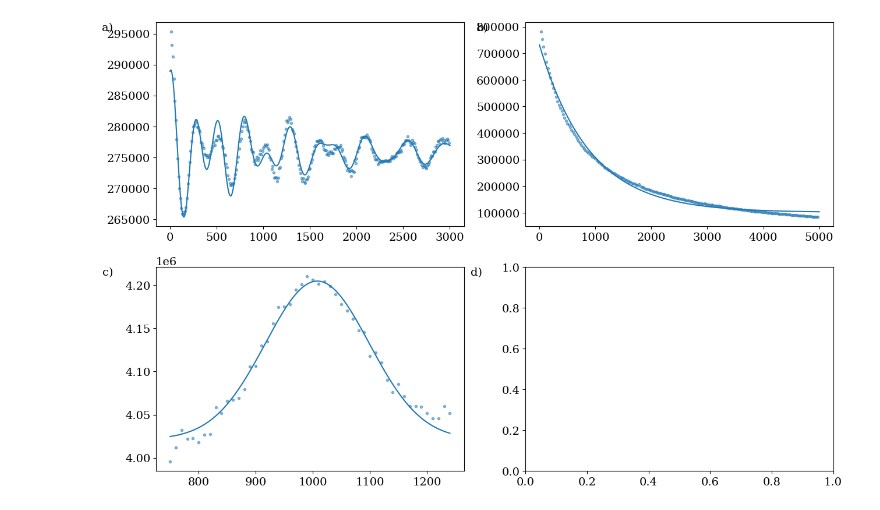
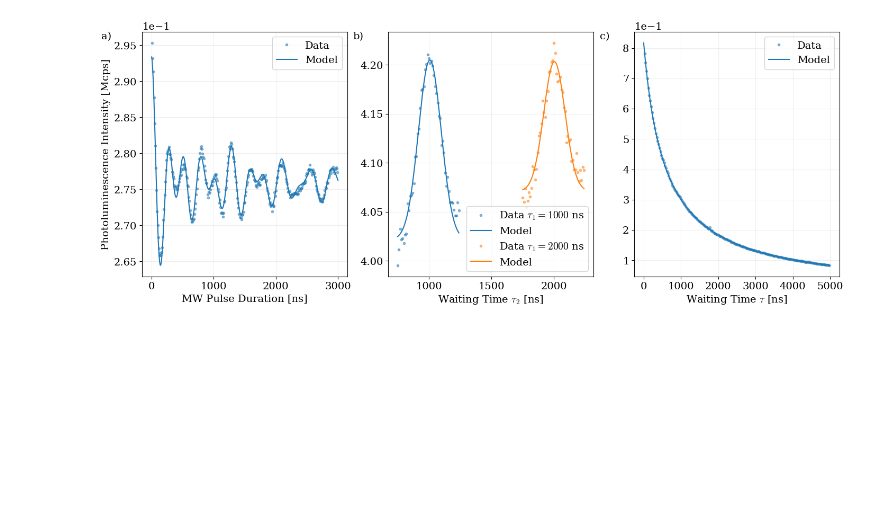
Before and after one commit to peakflyer/fprtum, a Jupyter notebook: NVCenter/eval.ipynb, the cells around one changed output. Cells and saved outputs as stored; diff of their text form; code cells hidden in the pictures; blank space fills up the shorter version.

```diff
--- a/NVCenter/eval.ipynb
+++ b/NVCenter/eval.ipynb
@@ -11,44 +11,84 @@ plt.rcParams.update({
 def gauss(x, A, B, C, x_0):
     return A * np.exp(-B * (x-x_0) ** 2) + C
 
+def two_gauss(x, A1, A2, B1, B2, C1, C2, x_1, x_2):
+    return A1 * np.exp(-B1 * (x-x_1) ** 2) + C1 + A2 * np.exp(-B2 * (x-x_2) ** 2) + C2
+
 def linear_model(x,a,b):
     return a * x + b
 
-def two_rabi(x, A0, A1, b0, b1, c0, c1, d0, d1, x_0, x_1):
-    return A0*np.sin(b0*(x-x_0))*np.exp(-c0*(x)) + d0 + A1*np.sin(b1*(x-x_1))*np.exp(-c1*(x)) + d1
+def two_rabi(x, A0, A1, A2, b0, b1, b2, c0, c1, c2, d0, d1, d2, x_0, x_1, x_2):
+    return A0*np.sin(b0*(x-x_0))*np.exp(-c0*(x-x_0)) + d0 + A1*np.sin(b1*(x-x_1))*np.exp(-c1*(x-x_1)) + d1 + A2*np.sin(b2*(x-x_2))*np.exp(-c2*(x-x_2)) + d2
 
-def exp_decay(x, A, b, c, x0):
-    return A*np.exp(-b*(x-x0)) + c
+def exp_decay(x, A0, A1, A2, b0, b1, b2, c0, c1, c2, x0, x1, x2):
+    return A0*np.exp(-b0*(x-x0)) + c0 + A1*np.exp(-b1*(x-x1)) + c1 + A2*np.exp(-b2*(x-x2)) + c2
+
+def lorentzian(x, A, x_0):
+    return A / np.pi / ((x-x_0) ** 2 + A ** 2)
+
+def inverse_loretzian(x, A, B, C, x_0):
+    return B*(1 - lorentzian(x, A, x_0)) + C
+
+def inverse_multi_loretzian(x, A0, A1, A2, B, C, x_0, x_1, x_2):
+    return B*(1 - lorentzian(x, A0, x_0) - lorentzian(x, A1, x_1) - lorentzian(x, A2, x_2)) + C
 # %%
-plt.rcParams["figure.figsize"] = (15,10)
+plt.rcParams["figure.figsize"] = (17,6)
 plt.rcParams["mathtext.fontset"] = "cm"
 
-fig, axes = plt.subplots(nrows=2, ncols=2)
-ax1, ax2, ax3, ax4= axes.flatten()
+fig, axes = plt.subplots(nrows=1, ncols=3)
+ax1, ax2, ax3= axes.flatten()
 
-ax1.text(-0.14, 1, "a)", transform=ax1.transAxes,fontsize=14, va='top', ha='right')
+ax1.text(-0.15, 1, "a)", transform=ax1.transAxes,fontsize=14, va='top', ha='right')
 ax2.text(-0.12, 1, "b)", transform=ax2.transAxes,fontsize=14, va='top', ha='right')
-ax3.text(-0.14, 1, "c)", transform=ax3.transAxes,fontsize=14, va='top', ha='right')
-ax4.text(-0.14, 1, "d)", transform=ax4.transAxes,fontsize=14, va='top', ha='right')
+ax3.text(-0.12, 1, "c)", transform=ax3.transAxes,fontsize=14, va='top', ha='right')
 
 time_rabi, counts_rabi = np.loadtxt("data/rabi/FoPra-Rabi-1-data.csv", unpack=True)
 
-popt, pcov = curve_fit(two_rabi, time_rabi[1:], counts_rabi[1:], p0=[10000, 14000, 1/20, 1/45, 1/1250, 1/1300, 140000, 140000, -30, 20], absolute_sigma=True)
+popt, pcov = curve_fit(two_rabi, time_rabi[1:], counts_rabi[1:]*1e-6, p0=[10000*1e-6, 14000*1e-6, 14000*1e-6, 1/20, 1/45, 1/45, 1/1250, 1/1300, 1/1300, 90000*1e-6, 90000*1e-6, 90000*1e-6, -30, 20, 20], absolute_sigma=True)
 x_lin = np.linspace(0, 3000, 3000)
-ax1.plot(time_rabi[1:],counts_rabi[1:], ".", alpha=0.5)
-ax1.plot(x_lin, two_rabi(x_lin, *popt), color="C0")
+ax1.plot(time_rabi[1:],counts_rabi[1:]*1e-6, ".", alpha=0.5, label="Data")
+ax1.plot(x_lin, two_rabi(x_lin, *popt), color="C0", label="Model")
+ax1.set_ylabel("Photoluminescence Intensity [Mcps]")
+ax1.ticklabel_format(axis='y', style='sci', scilimits=(0,0))
+ax1.set_xlabel("MW Pulse Duration [ns]")
+ax1.grid(alpha=0.2)
+ax1.legend()
+#print("Rabi", popt)
+
 
 time_hahn_decay, counts_hahn_decay = np.loadtxt("data/hahn_decay/FoPra-HahnEcho-Decay-Retake-data.csv", unpack=True)
-popt, pcov = curve_fit(exp_decay, time_hahn_decay[1:], counts_hahn_decay[1:], p0=[700000, 1/1000, 10000, 0], absolute_sigma=True)
+popt, pcov = curve_fit(exp_decay, time_hahn_decay[1:], counts_hahn_decay[1:]*1e-6, p0=[0.7/3, 0.7/3, 0.7/3, 1/1000, 1/1000, 1/1000, 0.1, 0.1, 0.1, 0, 0, 0], absolute_sigma=True)
 x_lin = np.linspace(0, 5000, 3000)
-ax2.plot(time_hahn_decay[1:] ,counts_hahn_decay[1:], ".", alpha=0.5)
-ax2.plot(x_lin, exp_decay(x_lin, *popt), color="C0")
+ax3.plot(time_hahn_decay[1:] ,counts_hahn_decay[1:]*1e-6, ".", alpha=0.5, label="Data")
+ax3.plot(x_lin, exp_decay(x_lin, *popt), color="C0", label="Model")
+ax3.ticklabel_format(axis='y', style='sci', scilimits=(0,0))
+#ax2.set_ylabel("Counts")
+ax3.grid(alpha=0.2)
+ax3.set_xlabel("Waiting Time $\\tau$ [ns]")
+ax3.legend()
+print("Decay", popt)
 
 time_hahn_echo, counts_hahn_echo = np.loadtxt("data/hahn_echo/FoPra-HahnEcho_1-data.csv", unpack=True)
-popt, pcov = curve_fit(gauss, time_hahn_echo[1:], counts_hahn_echo[1:], p0=[0.22*1e6, 1/25000, 3.98*1e6, 1000], absolute_sigma=True)
+popt, pcov = curve_fit(gauss, time_hahn_echo[1:], counts_hahn_echo[1:]*1e-6, p0=[0.22, 1/25000, 3.98*1e6, 1000], absolute_sigma=True)
+#popt, pcov = curve_fit(two_gauss, time_hahn_echo[1:], counts_hahn_echo[1:], p0=[0.22*1e6/2, 0.22*1e6/2, 1/25000, 1/25000, 3.98*1e6/2, 3.98*1e6/2, 1000, 1000], absolute_sigma=True)
 x_lin = np.linspace(min(time_hahn_echo[1:]), max(time_hahn_echo[1:]), 3000)
-ax3.plot(time_hahn_echo[1:], counts_hahn_echo[1:], ".", alpha=0.5)
-ax3.plot(x_lin, gauss(x_lin, *popt), color="C0")
+ax2.plot(time_hahn_echo[1:], counts_hahn_echo[1:]*1e-6, ".", alpha=0.5, label="Data $\\tau_1=1000$ ns")
+ax2.plot(x_lin, gauss(x_lin, *popt), color="C0", label="Model")
 
-#plt.savefig('Rabi.pdf', bbox_inches='tight')
+time_hahn_echo, counts_hahn_echo = np.loadtxt("data/hahn_echo/FoPra-HahnEcho_2-data.csv", unpack=True)
+popt, pcov = curve_fit(gauss, time_hahn_echo[1:], counts_hahn_echo[1:]*1e-6, p0=[0.22, 1/25000, 3.98*1e6, 2000], absolute_sigma=True)
+#popt, pcov = curve_fit(two_gauss, time_hahn_echo[1:], counts_hahn_echo[1:], p0=[0.22*1e6/2, 0.22*1e6/2, 1/25000, 1/25000, 3.98*1e6/2, 3.98*1e6/2, 1000, 1000], absolute_sigma=True)
+x_lin = np.linspace(min(time_hahn_echo[1:]), max(time_hahn_echo[1:]), 3000)
+ax2.plot(time_hahn_echo[1:], counts_hahn_echo[1:]*1e-6, ".", alpha=0.5, label="Data $\\tau_1=2000$ ns")
+ax2.plot(x_lin, gauss(x_lin, *popt), color="C1", label="Model")
+
+
+ax2.grid(alpha=0.2)
+#ax3.set_ylabel("Counts")
+ax2.set_xlabel("Waiting Time $\\tau_2$ [ns]")
+ax2.legend()
+
+print(popt)
+
+plt.savefig('Multiplot.pdf', bbox_inches='tight')
 # %% [output]
@@ -56 +99 @@ ax3.plot(x_lin, gauss(x_lin, *popt), color="C0")
-[figure, old version]
+[figure, new version]
```
Also changed, not shown: parts of 6 cells of this notebook, 35 other files.
